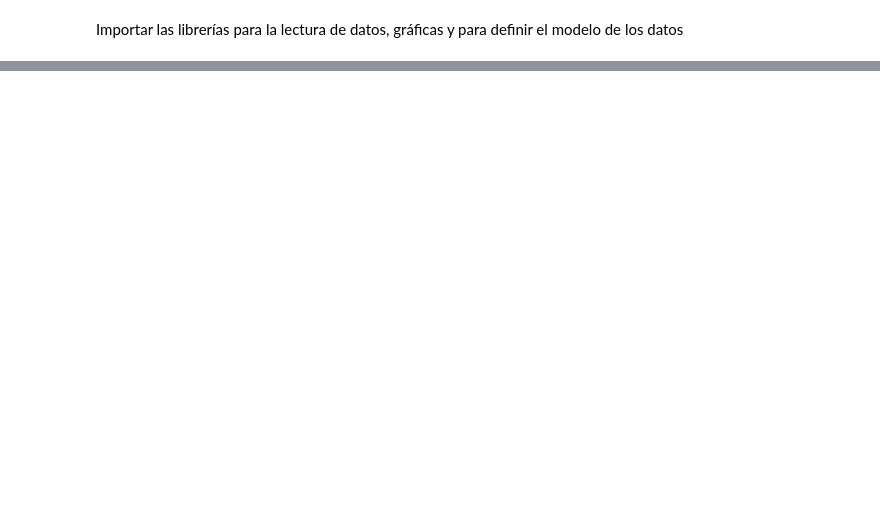
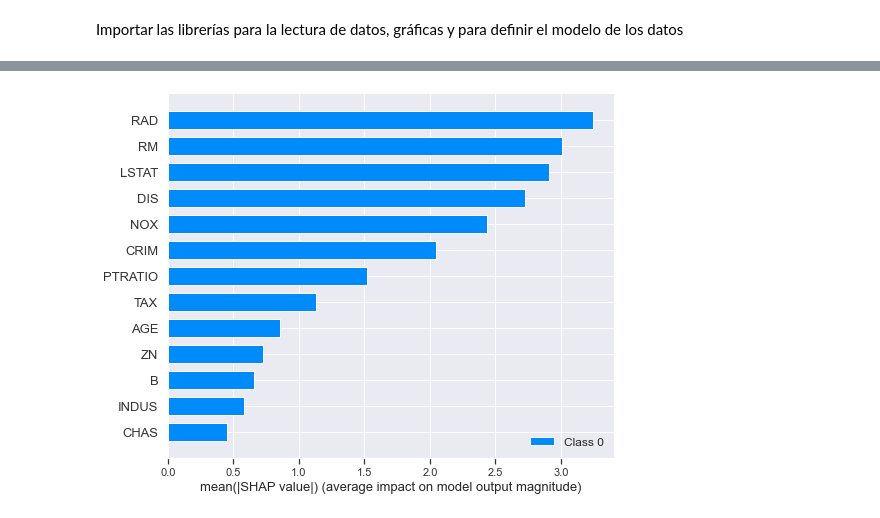
Before and after one commit to DiplomadoAI-DL-UNAL2021/samuelmesa, a Jupyter notebook: taller03_regresion_clasificacion/parte2_inmobiliario.ipynb, the cells around one changed output, grey strips where cells are left out. Drawn from its saved outputs; the diff is of its cells as text; code cells hidden in the pictures; blank space fills up the shorter version.

```diff
--- a/taller03_regresion_clasificacion/parte2_inmobiliario.ipynb
+++ b/taller03_regresion_clasificacion/parte2_inmobiliario.ipynb
@@ -30,0 +222,10 @@ df[['CRIM', 'NOX']].plot()
+# %%
+model = models.Sequential()
+model.add(layers.Dense(128, input_shape=(13, ), activation='relu', name='dense_1'))
+model.add(layers.Dense(64, activation='relu', name='dense_2'))
+model.add(layers.Dense(1, activation='linear', name='dense_output'))
+
+model.compile(optimizer='adam', loss='mse', metrics=['mae'])
+
+model.summary()
+model.save('hd5/boston.h5')
@@ -30,0 +251,2 @@ df[['CRIM', 'NOX']].plot()
+# %%
+history = model.fit(X_train, y_train, epochs=100, validation_split=0.05)
@@ -30,0 +326,9 @@ df[['CRIM', 'NOX']].plot()
+# %%
+import shap
+shap.initjs()
+
+explainer = shap.DeepExplainer(model, X_train[:100].values)
+shap_values = explainer.shap_values(X_test[:100].values)
+
+shap.summary_plot(shap_values, X_test, plot_type='bar')
+# %% [output]
@@ -30,0 +344 @@ df[['CRIM', 'NOX']].plot()
+[figure, added]
```
Also changed, not shown: parts of 37 cells of this notebook, 9 other files.
